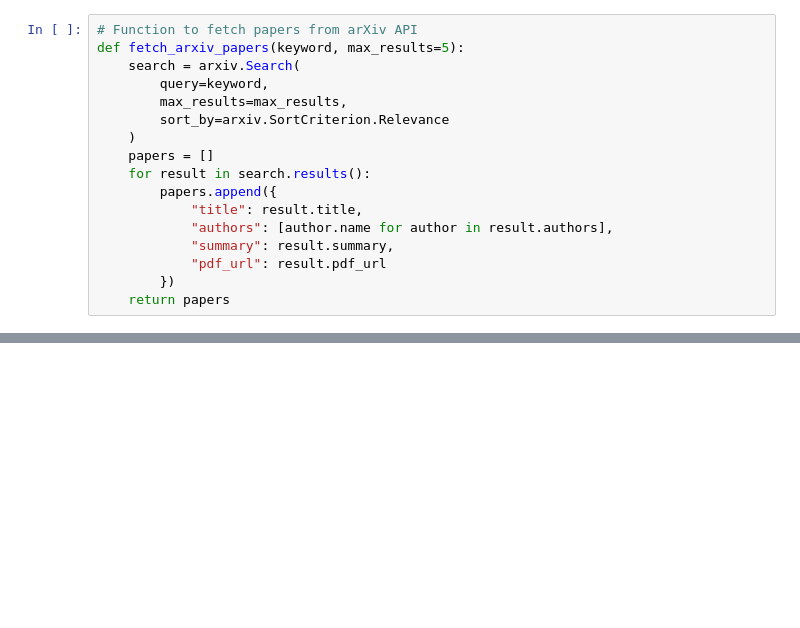
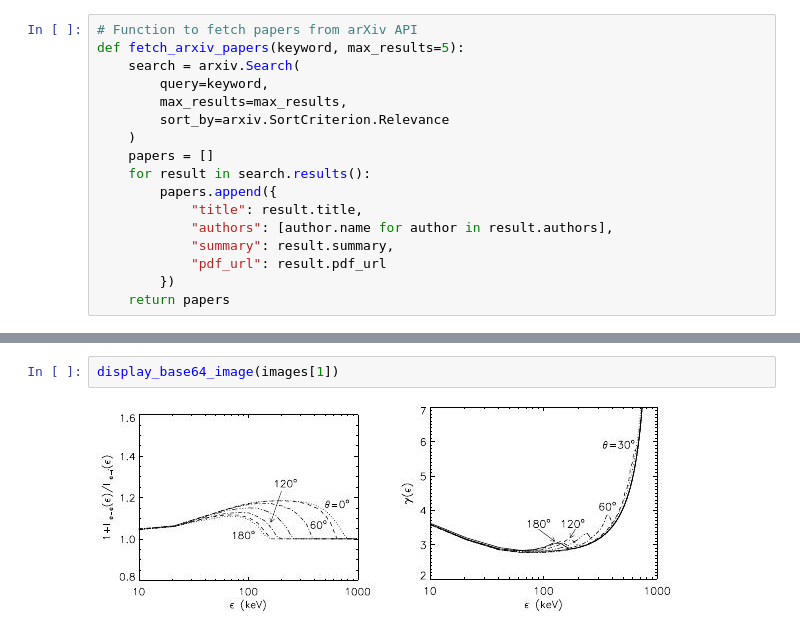
Before and after one commit to navdeepsingh1609/ResearchIQ, a Jupyter notebook: test.ipynb, the cells around one changed output, grey strips where cells are left out. Drawn from its saved outputs; the diff is of its cells as text; blank space fills up the shorter version.

```diff
--- a/test.ipynb
+++ b/test.ipynb
@@ -182,0 +277,4 @@ if __name__ == "__main__":
+# %%
+display_base64_image(images[1])
+# %% [output]
+[figure, added]
```
Also changed, not shown: parts of 21 cells of this notebook, 59 other files.
